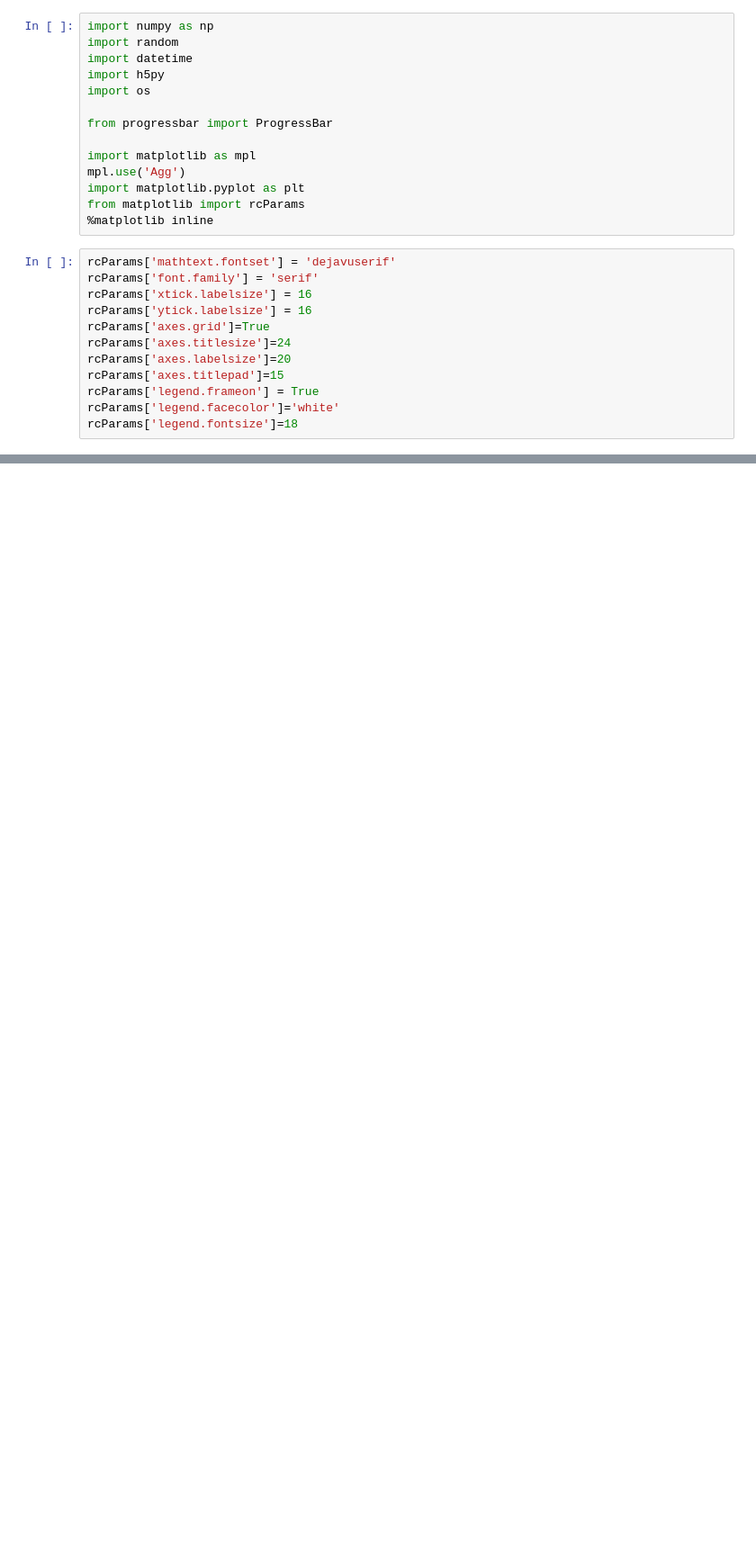
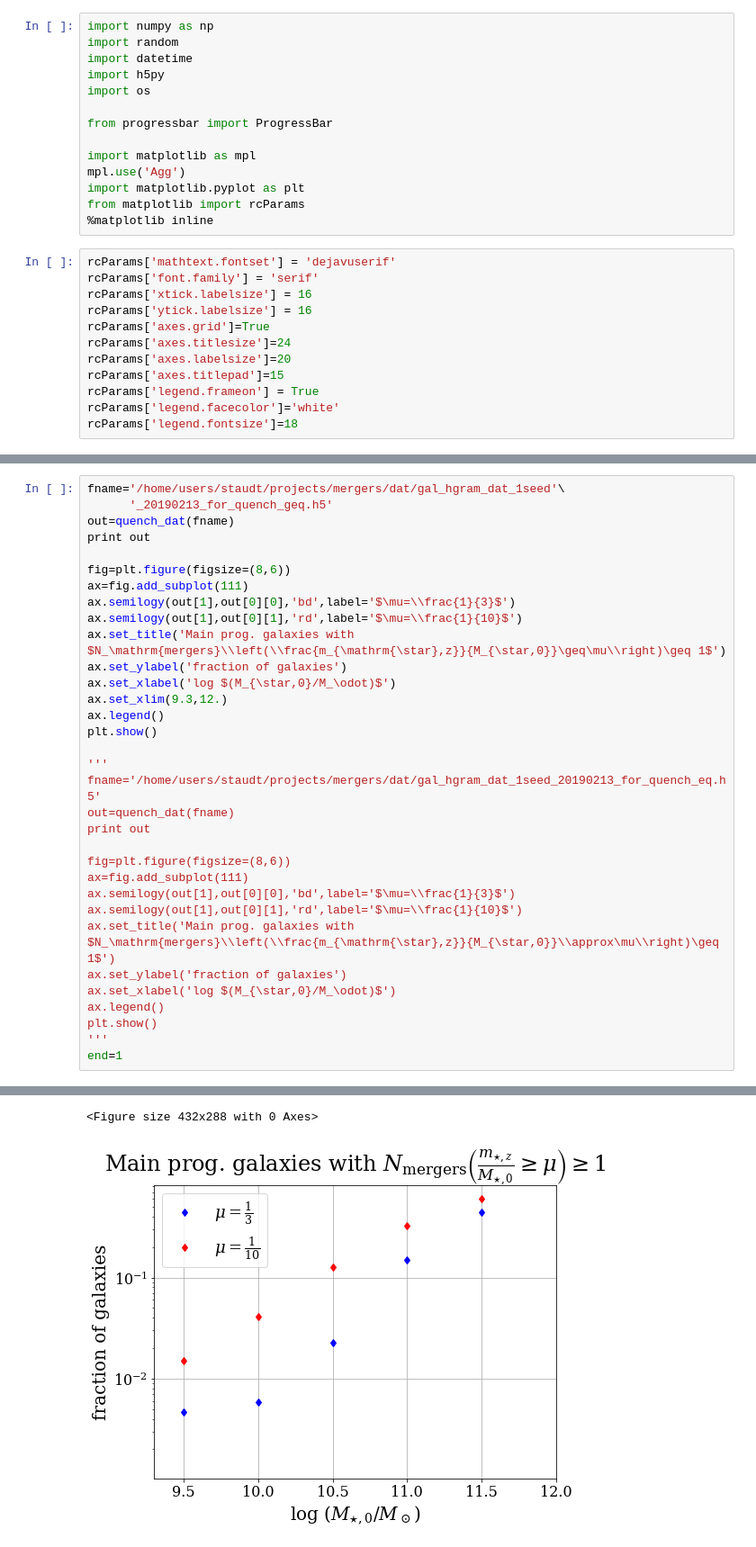
Before and after one commit to patricks1/mergers, a Jupyter notebook: gal_mM0_plotter_generators.ipynb, the cells around one changed output, grey strips where cells are left out. Shown: that part at 90% size. Drawn from its saved outputs; the diff is of its cells as text; blank space fills up the shorter version.

```diff
--- a/gal_mM0_plotter_generators.ipynb
+++ b/gal_mM0_plotter_generators.ipynb
@@ -322,0 +599,34 @@ def compall(Mcond0,condtype,scat=0.2,cumval=-1):
+# %%
+fname='/home/users/staudt/projects/mergers/dat/gal_hgram_dat_1seed'\
+      '_20190213_for_quench_geq.h5'
+out=quench_dat(fname)
+print out
+
+fig=plt.figure(figsize=(8,6))
+ax=fig.add_subplot(111)
+ax.semilogy(out[1],out[0][0],'bd',label='$\mu=\\frac{1}{3}$')
+ax.semilogy(out[1],out[0][1],'rd',label='$\mu=\\frac{1}{10}$')
+ax.set_title('Main prog. galaxies with $N_\mathrm{mergers}\\left(\\frac{m_{\mathrm{\star},z}}{M_{\star,0}}\geq\mu\\right)\geq 1$')
+ax.set_ylabel('fraction of galaxies')
+ax.set_xlabel('log $(M_{\star,0}/M_\odot)$')
+ax.set_xlim(9.3,12.)
+ax.legend()
+plt.show()
+
+'''
+fname='/home/users/staudt/projects/mergers/dat/gal_hgram_dat_1seed_20190213_for_quench_eq.h5'
+out=quench_dat(fname)
+print out
+
+fig=plt.figure(figsize=(8,6))
+ax=fig.add_subplot(111)
+ax.semilogy(out[1],out[0][0],'bd',label='$\mu=\\frac{1}{3}$')
+ax.semilogy(out[1],out[0][1],'rd',label='$\mu=\\frac{1}{10}$')
+ax.set_title('Main prog. galaxies with $N_\mathrm{mergers}\\left(\\frac{m_{\mathrm{\star},z}}{M_{\star,0}}\\approx\mu\\right)\geq 1$')
+ax.set_ylabel('fraction of galaxies')
+ax.set_xlabel('log $(M_{\star,0}/M_\odot)$')
+ax.legend()
+plt.show()
+'''
+end=1
+# %% [output]
@@ -322,0 +639,2 @@ def compall(Mcond0,condtype,scat=0.2,cumval=-1):
+<Figure size 432x288 with 0 Axes>
+[figure, added]
```
Also changed, not shown: parts of 13 cells of this notebook, 2 other files.
